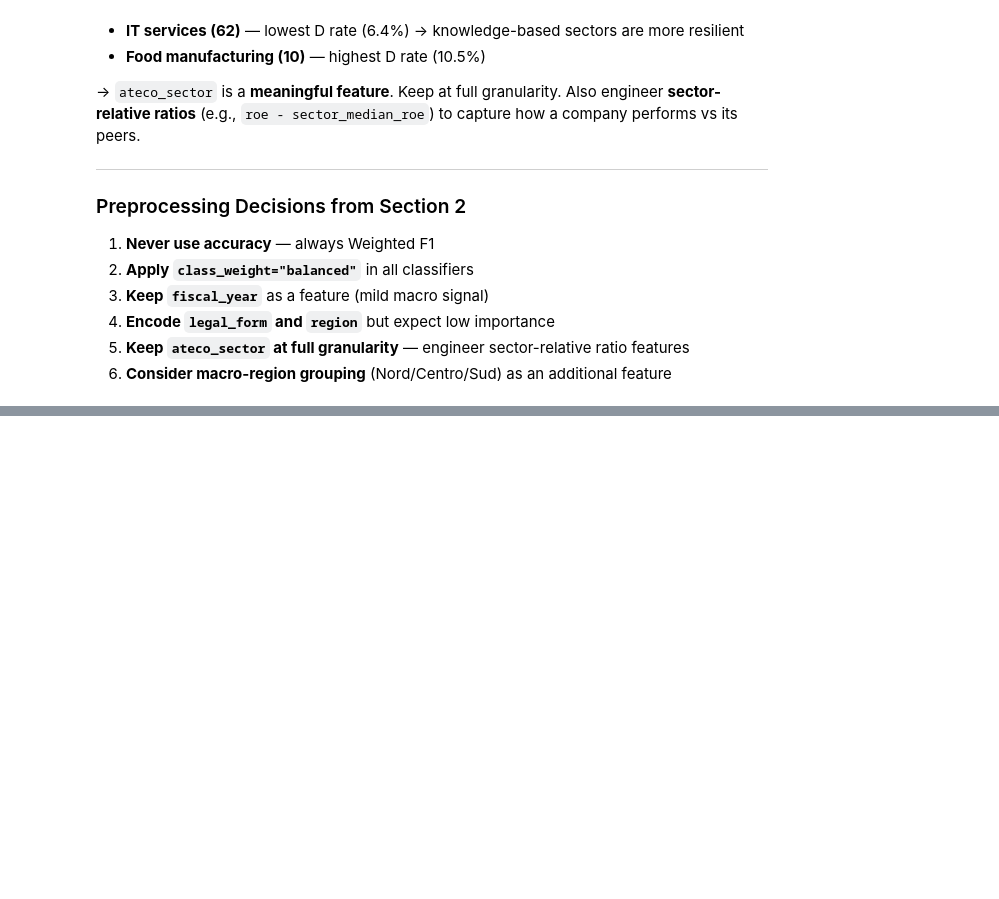
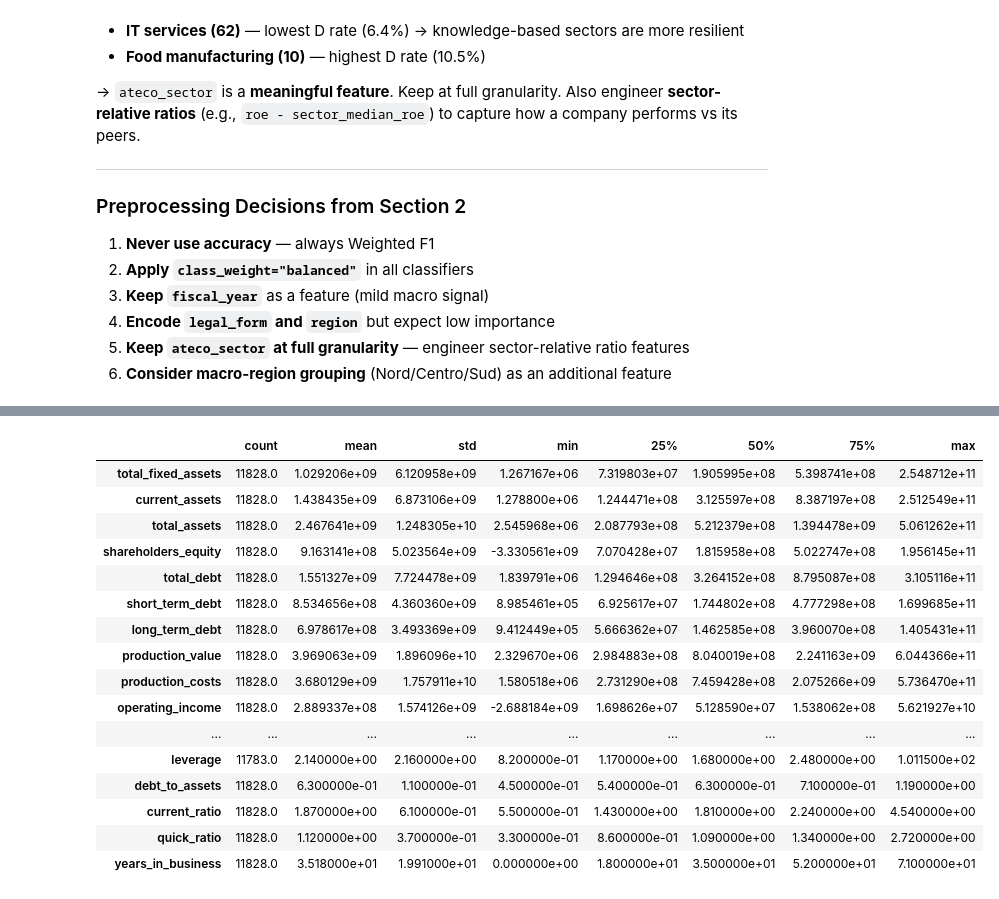
Before and after one commit to LolloPaz/ifc, a Jupyter notebook: notebooks/01_eda.ipynb, the cells around one changed output, grey strips where cells are left out. Saved outputs shown, nothing was run; the diff lists cells and outputs as text; code cells hidden in the pictures; blank space fills up the shorter version.

```diff
--- a/notebooks/01_eda.ipynb
+++ b/notebooks/01_eda.ipynb
@@ -553,0 +785,21 @@ capture how a company performs vs its peers.
+# %%
+# 4.1 Summary statistics for all numerical columns
+train_df[NUMERICAL_COLS].describe().T.round(2)
+# %% [output]
+|  | count | mean | std | min | 25% | 50% | 75% | max |
+| total_fixed_assets | 11828.0 | 1.029206e+09 | 6.120958e+09 | 1.267167e+06 | 7.319803e+07 | 1.905995e+08 | 5.398741e+08 | 2.548712e+11 |
+| current_assets | 11828.0 | 1.438435e+09 | 6.873106e+09 | 1.278800e+06 | 1.244471e+08 | 3.125597e+08 | 8.387197e+08 | 2.512549e+11 |
+| total_assets | 11828.0 | 2.467641e+09 | 1.248305e+10 | 2.545968e+06 | 2.087793e+08 | 5.212379e+08 | 1.394478e+09 | 5.061262e+11 |
+| shareholders_equity | 11828.0 | 9.163141e+08 | 5.023564e+09 | -3.330561e+09 | 7.070428e+07 | 1.815958e+08 | 5.022747e+08 | 1.956145e+11 |
+| total_debt | 11828.0 | 1.551327e+09 | 7.724478e+09 | 1.839791e+06 | 1.294646e+08 | 3.264152e+08 | 8.795087e+08 | 3.105116e+11 |
+| short_term_debt | 11828.0 | 8.534656e+08 | 4.360360e+09 | 8.985461e+05 | 6.925617e+07 | 1.744802e+08 | 4.777298e+08 | 1.699685e+11 |
+| long_term_debt | 11828.0 | 6.978617e+08 | 3.493369e+09 | 9.412449e+05 | 5.666362e+07 | 1.462585e+08 | 3.960070e+08 | 1.405431e+11 |
+| production_value | 11828.0 | 3.969063e+09 | 1.896096e+10 | 2.329670e+06 | 2.984883e+08 | 8.040019e+08 | 2.241163e+09 | 6.044366e+11 |
+| production_costs | 11828.0 | 3.680129e+09 | 1.757911e+10 | 1.580518e+06 | 2.731290e+08 | 7.459428e+08 | 2.075266e+09 | 5.736470e+11 |
+| operating_income | 11828.0 | 2.889337e+08 | 1.574126e+09 | -2.688184e+09 | 1.698626e+07 | 5.128590e+07 | 1.538062e+08 | 5.621927e+10 |
+| ... | ... | ... | ... | ... | ... | ... | ... | ... |
+| leverage | 11783.0 | 2.140000e+00 | 2.160000e+00 | 8.200000e-01 | 1.170000e+00 | 1.680000e+00 | 2.480000e+00 | 1.011500e+02 |
+| debt_to_assets | 11828.0 | 6.300000e-01 | 1.100000e-01 | 4.500000e-01 | 5.400000e-01 | 6.300000e-01 | 7.100000e-01 | 1.190000e+00 |
+| current_ratio | 11828.0 | 1.870000e+00 | 6.100000e-01 | 5.500000e-01 | 1.430000e+00 | 1.810000e+00 | 2.240000e+00 | 4.540000e+00 |
+| quick_ratio | 11828.0 | 1.120000e+00 | 3.700000e-01 | 3.300000e-01 | 8.600000e-01 | 1.090000e+00 | 1.340000e+00 | 2.720000e+00 |
+| years_in_business | 11828.0 | 3.518000e+01 | 1.991000e+01 | 0.000000e+00 | 1.800000e+01 | 3.500000e+01 | 5.200000e+01 | 7.100000e+01 |
```
Also changed, not shown: parts of 25 cells of this notebook, 1 other file.
